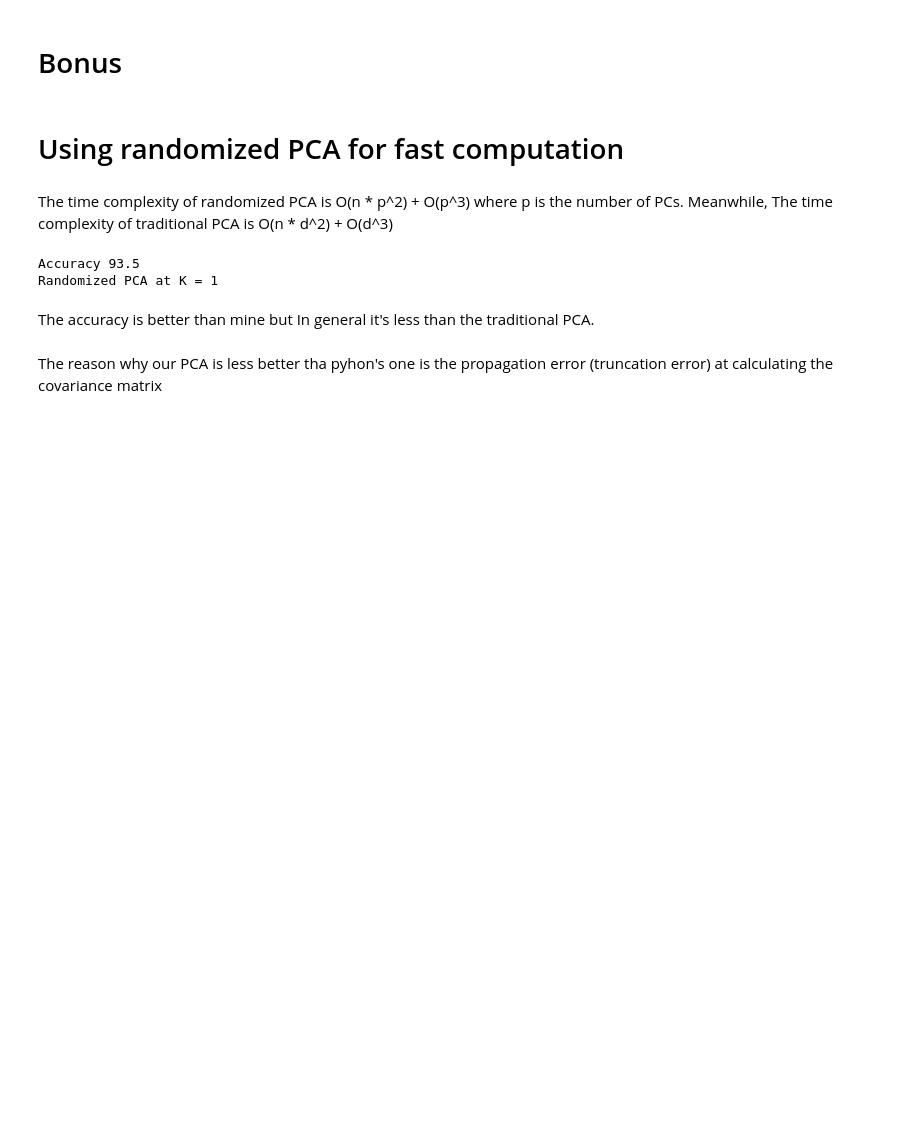
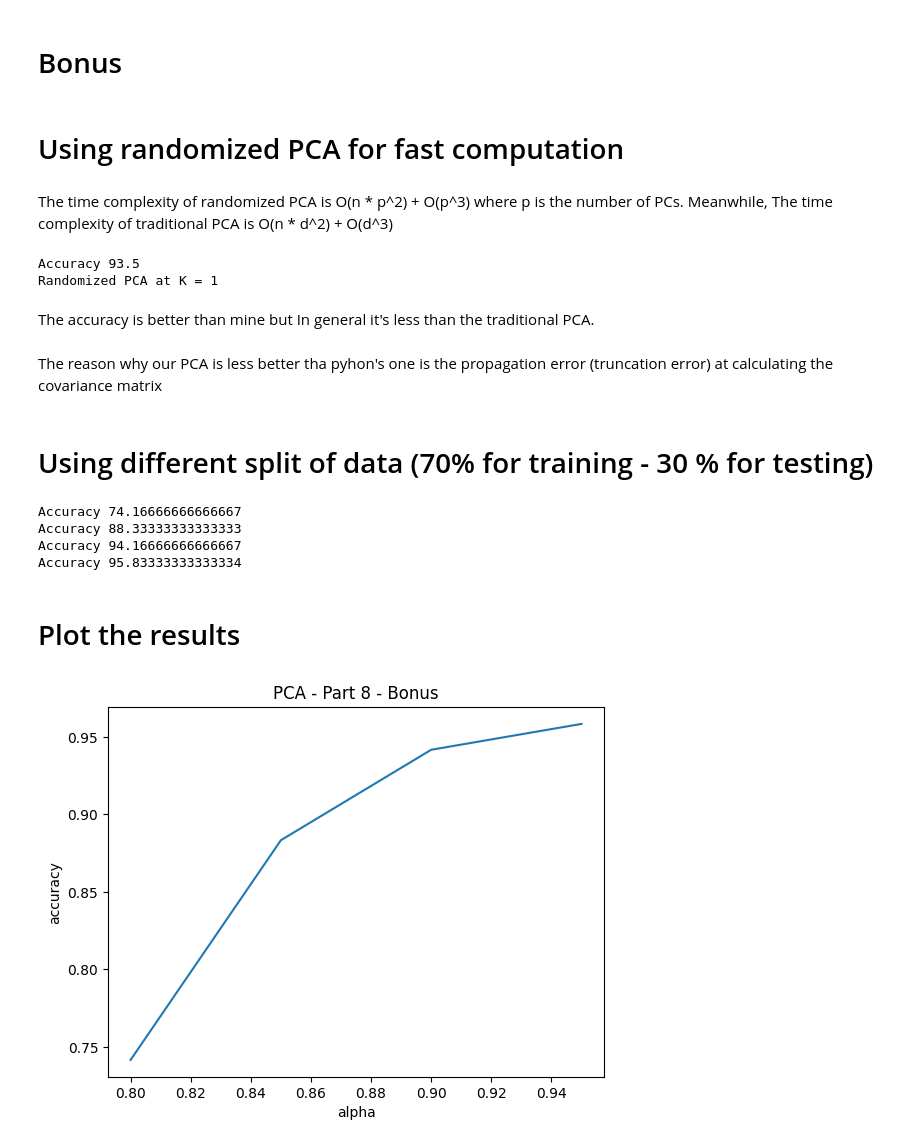
Before and after one commit to mohamedraffeek/FaceRecognition, a Jupyter notebook: pca.ipynb, the cells around one changed output. Cells and saved outputs as stored; diff of their text form; code cells hidden in the pictures; blank space fills up the shorter version.

Commit message:
comparison between splits

```diff
--- a/pca.ipynb
+++ b/pca.ipynb
@@ -190,3 +193,36 @@ Randomized PCA at K = 1
 The accuracy is better than mine but In general it's less than the traditional PCA.
 # %% [markdown]
 The reason why our PCA is less better tha pyhon's one is the propagation error (truncation error) at calculating the covariance matrix
+# %% [markdown]
+# Using different split of data (70% for training - 30 %  for testing)
+# %%
+trainingData, trainingLabels, testingData, testingLabels = DatasetSplitter.differentSplitData()
+# %%
+alpha_list = np.array([0.8, 0.85, 0.9, 0.95])
+accuracy_results = np.array([])
+k = 1
+for alpha in alpha_list:
+    # Train the model
+    projectedTrainingData, projectedTestingData = projectData(trainingData, testingData, alpha)
+    # Classify and test
+    accuracy_results = np.append(accuracy_results, classifyKNN(
+        projectedTrainingData, trainingLabels,
+        projectedTestingData, testingLabels,
+        k
+    ))
+# %% [output]
+Accuracy 74.16666666666667
+Accuracy 88.33333333333333
+Accuracy 94.16666666666667
+Accuracy 95.83333333333334
+# %% [markdown]
+# Plot the results
+# %%
+# plotting the points
+plt.plot(alpha_list, accuracy_results)
+plt.xlabel('alpha')
+plt.ylabel('accuracy')
+plt.title('PCA - Part 8 - Bonus')
+plt.show()
+# %% [output]
+[figure, added]
```
Also changed, not shown: parts of 3 cells of this notebook, 4 other files.
